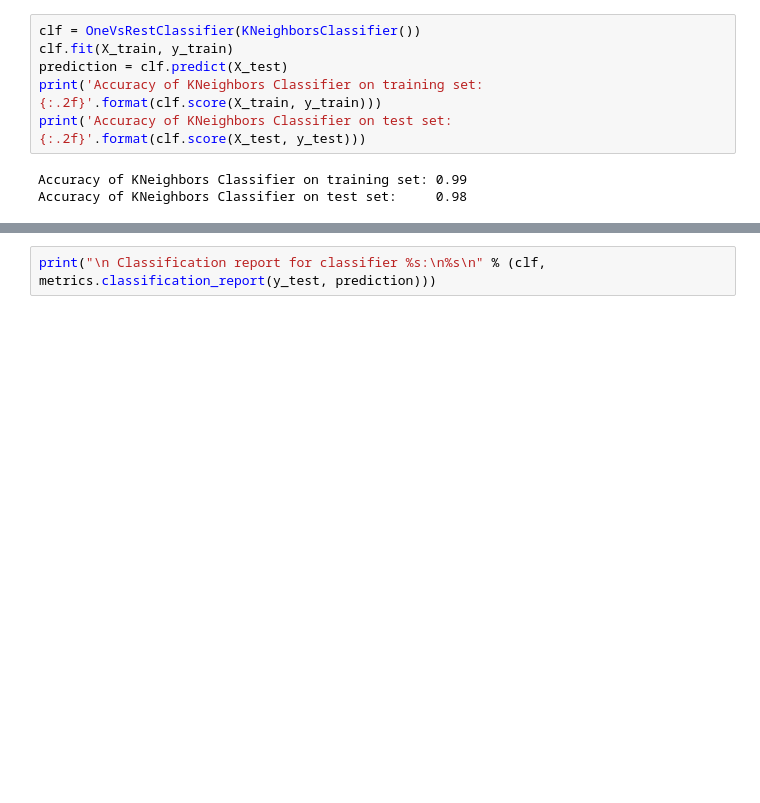
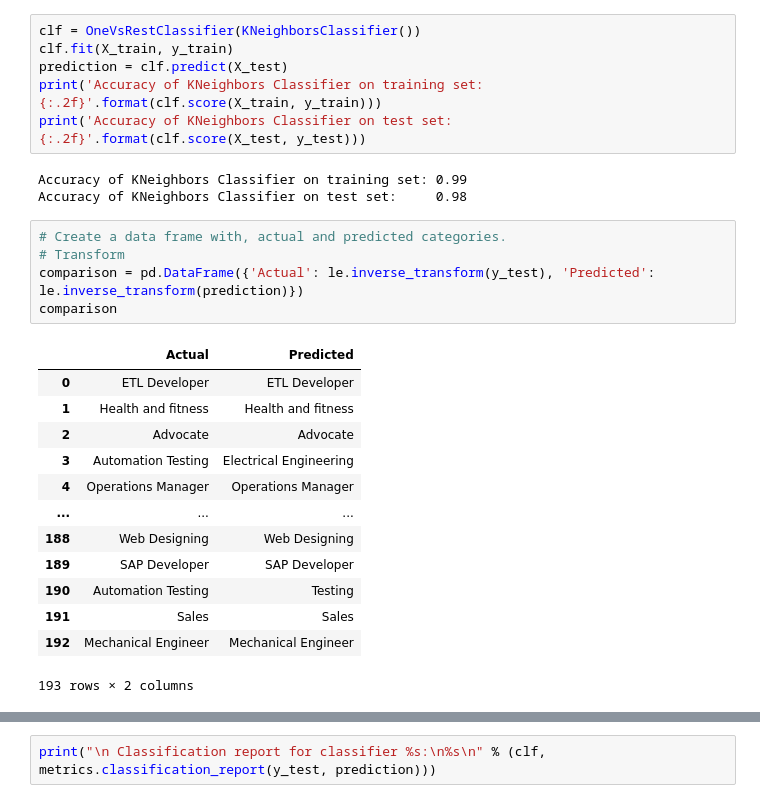
Before and after one commit to ChFontana/Projects, a Jupyter notebook: Read Resume - NLP/notebooks/resume_clasiffier.ipynb, the cells around one changed output, grey strips where cells are left out. Drawn from its saved outputs; the diff is of its cells as text; blank space fills up the shorter version.

```diff
--- a/Read Resume - NLP/notebooks/resume_clasiffier.ipynb
+++ b/Read Resume - NLP/notebooks/resume_clasiffier.ipynb
@@ -246,3 +270,22 @@ print('Accuracy of KNeighbors Classifier on test set:     {:.2f}'.format(clf.sco
 # %% [output]
 Accuracy of KNeighbors Classifier on training set: 0.99
 Accuracy of KNeighbors Classifier on test set:     0.98
+# %%
+# Create a data frame with, actual and predicted categories.
+# Transform
+comparison = pd.DataFrame({'Actual': le.inverse_transform(y_test), 'Predicted': le.inverse_transform(prediction)})
+comparison
+# %% [output]
+|  | Actual | Predicted |
+| 0 | ETL Developer | ETL Developer |
+| 1 | Health and fitness | Health and fitness |
+| 2 | Advocate | Advocate |
+| 3 | Automation Testing | Electrical Engineering |
+| 4 | Operations Manager | Operations Manager |
+| ... | ... | ... |
+| 188 | Web Designing | Web Designing |
+| 189 | SAP Developer | SAP Developer |
+| 190 | Automation Testing | Testing |
+| 191 | Sales | Sales |
+| 192 | Mechanical Engineer | Mechanical Engineer |
+193 rows × 2 columns
```
Also changed, not shown: parts of 11 cells of this notebook, 2 other files.
